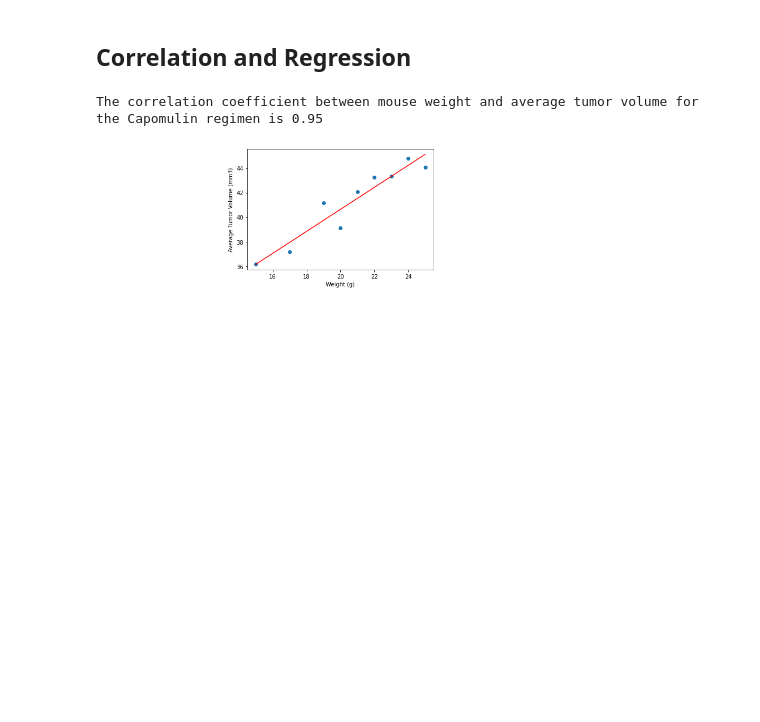
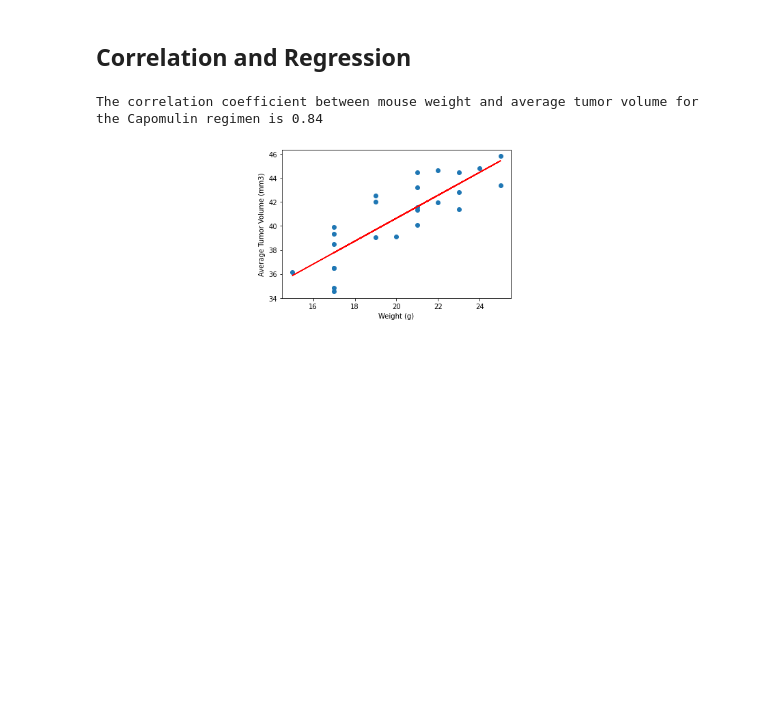
Before and after one commit to estellesantini/data-visualizations-challenge, a Jupyter notebook: Pymaceuticals/pymaceuticals.ipynb, the cells around one changed output. Saved outputs shown, nothing was run; the diff lists cells and outputs as text; code cells hidden in the pictures.

```diff
--- a/Pymaceuticals/pymaceuticals.ipynb
+++ b/Pymaceuticals/pymaceuticals.ipynb
@@ -317,14 +342,11 @@ AttributeError: 'list' object has no attribute 'mean'
 # %%
-#############################       Wrong    #######################################################
-
 # Generate a scatter plot of average tumor volume vs. mouse weight for the Capomulin regimen
 capomulin_mice = clean_df[clean_df["Drug Regimen"] == "Capomulin"]
 
-tumor_to_weight = capomulin_mice.groupby("Weight (g)")["Tumor Volume (mm3)"].mean()
+tumor_to_weight = capomulin_mice.groupby(["Mouse ID"]).mean()
 
-scatter = plt.scatter(tumor_to_weight.index, tumor_to_weight.values)
+plt.scatter(tumor_to_weight["Weight (g)"], tumor_to_weight["Tumor Volume (mm3)"])
 plt.xlabel("Weight (g)")
 plt.ylabel("Average Tumor Volume (mm3)")
 plt.show()
-tumor_to_weight
 # %% [output]
@@ -354,20 +355,21 @@ plt.show()
 ## Correlation and Regression
 # %%
 #Calculate the correlation coefficient for mouse weight and average tumor volume for the Capomulin regimen
-print(f"The correlation coefficient between mouse weight and average tumor volume for the Capomulin regimen is {round(st.pearsonr(tumor_to_weight.index, tumor_to_weight.values)[0],2)}")
+correlation = round(st.pearsonr(tumor_to_weight["Weight (g)"], tumor_to_weight["Tumor Volume (mm3)"])[0],2)
+print(f"The correlation coefficient between mouse weight and average tumor volume for the Capomulin regimen is {correlation}")
+slope, intercept,_,_,_ = st.linregress(tumor_to_weight["Weight (g)"], tumor_to_weight["Tumor Volume (mm3)"])
 
 #Calculate the linear regression model for this
-(slope, intercept, rvalue, pvalue, stderr) = st.linregress(tumor_to_weight.index, tumor_to_weight.values)
-regress_values = tumor_to_weight.index * slope + intercept
+regress_values = tumor_to_weight["Weight (g)"] * slope + intercept
 line_eq = "y = " + str(round(slope,2)) + "x + " + str(round(intercept,2))
 
 #Create the plot and print
-plt.scatter(tumor_to_weight.index,tumor_to_weight.values)
-plt.plot(tumor_to_weight.index,regress_values,"red")
+plt.scatter(tumor_to_weight["Weight (g)"], tumor_to_weight["Tumor Volume (mm3)"])
+plt.plot(tumor_to_weight["Weight (g)"],regress_values,"red")
 plt.annotate(line_eq,(5.8,0.8),fontsize=15,color="red")
 plt.xlabel('Weight (g)')
 plt.ylabel('Average Tumor Volume (mm3)')
 plt.show()
 # %% [output]
-The correlation coefficient between mouse weight and average tumor volume for the Capomulin regimen is 0.95
+The correlation coefficient between mouse weight and average tumor volume for the Capomulin regimen is 0.84
-[figure, old version]
+[figure, new version]
```
Also changed, not shown: parts of 12 cells of this notebook, 1 other file.
